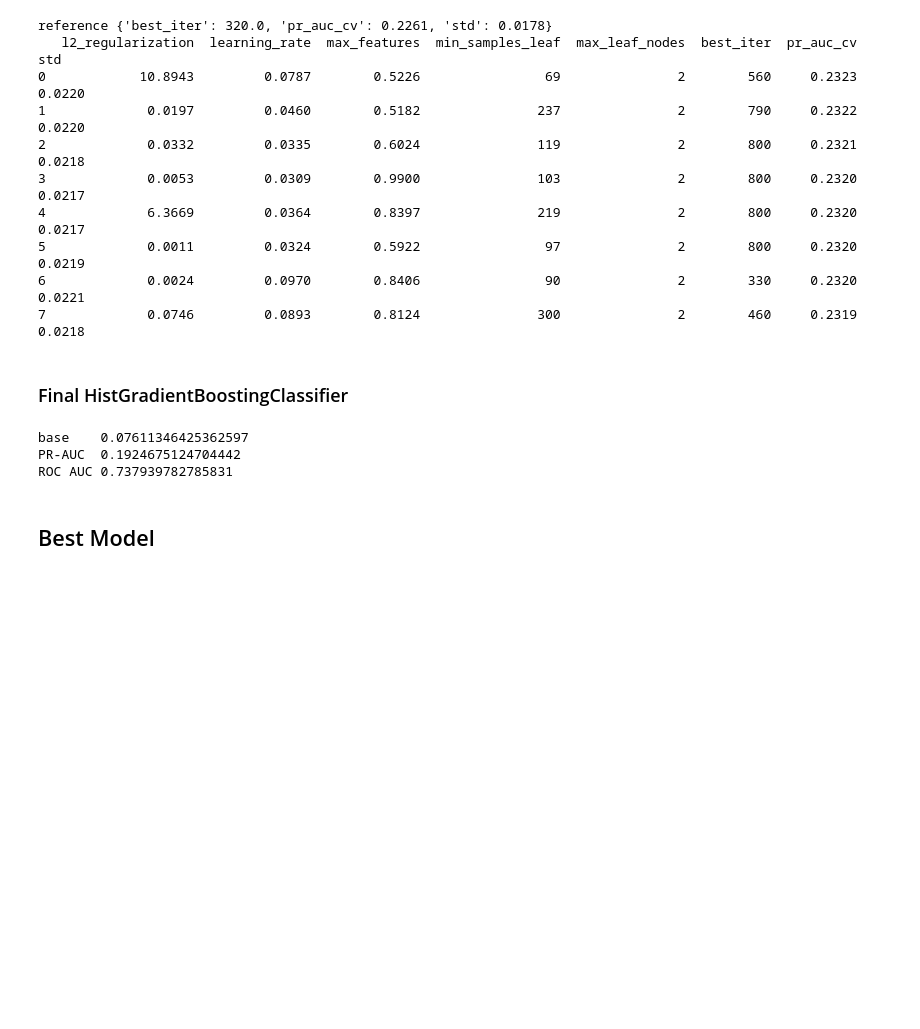
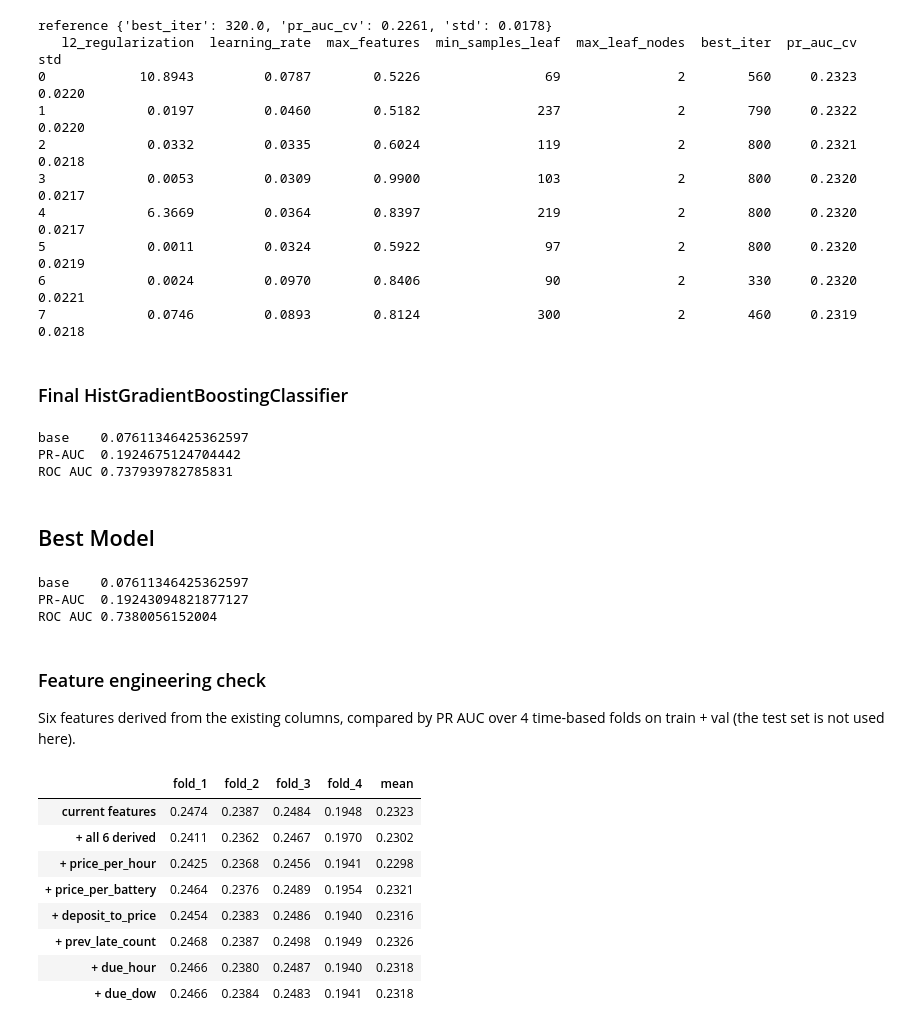
Before and after one commit to kirillrub108/predict-rental-overdue, a Jupyter notebook: main.ipynb, the cells around one changed output. Cells and saved outputs as stored; diff of their text form; code cells hidden in the pictures; blank space fills up the shorter version.

Commit message:
Best Model

```diff
--- a/main.ipynb
+++ b/main.ipynb
@@ -735,0 +773,70 @@ ROC AUC 0.737939782785831
+# %%
+# train on train + val, look at the test once
+df_full_train = pd.concat([df_train, df_val], ignore_index=True)
+y_full_train = np.concatenate([y_train, y_val])
+
+best_model = train(df_full_train, y_full_train)
+p_test = predict(best_model, df_test)
+
+print("base   ", y_test.mean())
+print("PR-AUC ", average_precision_score(y_test, p_test))
+print("ROC AUC", roc_auc_score(y_test, p_test))
+# %% [output]
+base    0.07611346425362597
+PR-AUC  0.19243094821877127
+ROC AUC 0.7380056152004
+# %% [markdown]
+### Feature engineering check
+
+Six features derived from the existing columns, compared by PR AUC over 4 time-based folds on train + val (the test set is not used here).
+# %%
+df_fe = pd.concat([df_train, df_val], ignore_index=True)
+y_fe = np.concatenate([y_train, y_val])
+
+plan = df_fe["plan_hours"].where(df_fe["plan_hours"] > 0)    # avoid division by zero
+new_features = pd.DataFrame({
+    "price_per_hour": df_fe["price_total"] / plan,
+    "price_per_battery": df_fe["price_total"] / df_fe["n_batteries"],
+    "deposit_to_price": df_fe["deposit_amount"] / df_fe["price_total"],
+    "prev_late_count": df_fe["client_prev_late_rate"] * df_fe["client_prev_rentals"],
+    "due_hour": (df_fe["hour"] + df_fe["plan_hours"]) % 24,                   # planned return hour
+    "due_dow": (df_fe["dow"] + (df_fe["hour"] + df_fe["plan_hours"]) // 24) % 7,   # planned return day of week
+}).replace([np.inf, -np.inf], np.nan)
+df_fe = pd.concat([df_fe, new_features], axis=1)
+# %%
+from sklearn.model_selection import TimeSeriesSplit
+
+def cv_pr_auc(num_cols):
+    # ordinal codes do not use the target, so fitting the encoder on all rows leaks nothing
+    X = ColumnTransformer([
+        ("cat", OrdinalEncoder(handle_unknown="use_encoded_value", unknown_value=np.nan), CAT_COLS),
+        ("rest", "passthrough", num_cols),
+    ]).fit_transform(df_fe)
+    cat_mask = [True] * len(CAT_COLS) + [False] * len(num_cols)
+    scores = []
+    for tr, va in TimeSeriesSplit(n_splits=4).split(X):
+        model = HistGradientBoostingClassifier(
+            **BEST_PARAMS, early_stopping=False, categorical_features=cat_mask, random_state=42,
+        ).fit(X[tr], y_fe[tr])
+        scores.append(average_precision_score(y_fe[va], model.predict_proba(X[va])[:, 1]))
+    return scores
+
+base_cols = NUM_COLS + BOOL_COLS
+scores = {"current features": cv_pr_auc(base_cols),
+          "+ all 6 derived": cv_pr_auc(base_cols + list(new_features.columns))}
+for f in new_features.columns:
+    scores[f"+ {f}"] = cv_pr_auc(base_cols + [f])
+
+res_fe = pd.DataFrame(scores, index=[f"fold_{i}" for i in range(1, 5)]).T
+res_fe["mean"] = res_fe.mean(axis=1)
+res_fe.round(4)
+# %% [output]
+|  | fold_1 | fold_2 | fold_3 | fold_4 | mean |
+| current features | 0.2474 | 0.2387 | 0.2484 | 0.1948 | 0.2323 |
+| + all 6 derived | 0.2411 | 0.2362 | 0.2467 | 0.1970 | 0.2302 |
+| + price_per_hour | 0.2425 | 0.2368 | 0.2456 | 0.1941 | 0.2298 |
+| + price_per_battery | 0.2464 | 0.2376 | 0.2489 | 0.1954 | 0.2321 |
+| + deposit_to_price | 0.2454 | 0.2383 | 0.2486 | 0.1940 | 0.2316 |
+| + prev_late_count | 0.2468 | 0.2387 | 0.2498 | 0.1949 | 0.2326 |
+| + due_hour | 0.2466 | 0.2380 | 0.2487 | 0.1940 | 0.2318 |
+| + due_dow | 0.2466 | 0.2384 | 0.2483 | 0.1941 | 0.2318 |
```
Also changed, not shown: parts of 13 cells of this notebook, 1 other file.
